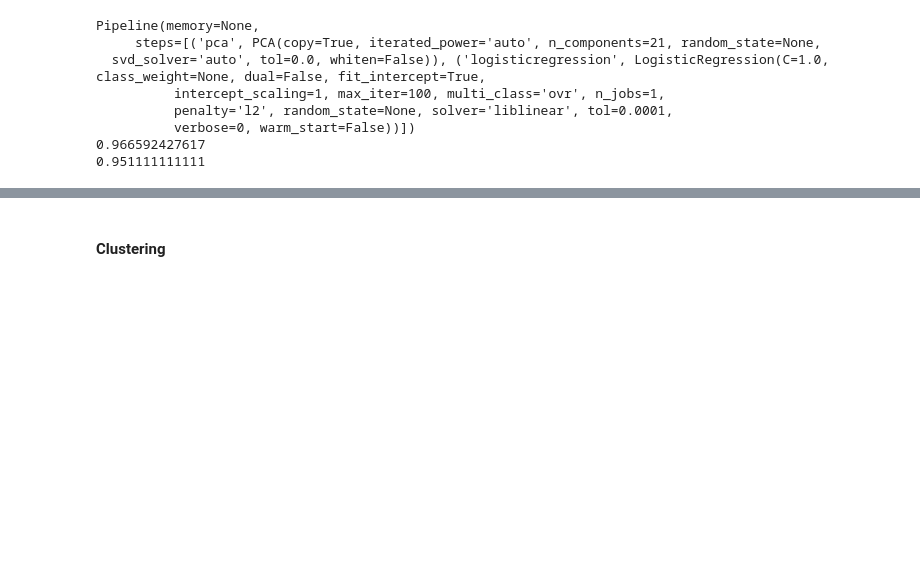
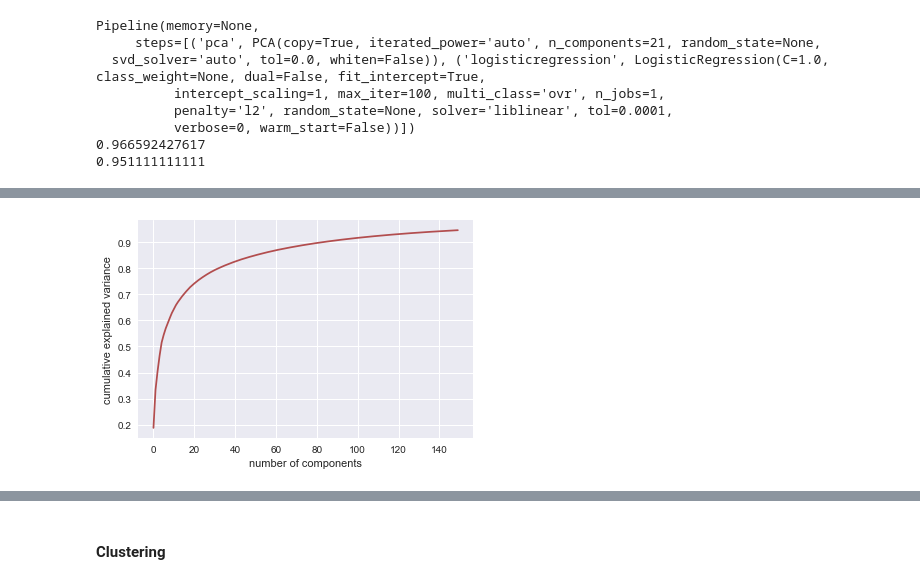
Before and after one commit to krishnamohan-seelam/AML, a Jupyter notebook: AML-05-PCA.ipynb, the cells around one changed output, grey strips where cells are left out. Cells and saved outputs as stored; diff of their text form; code cells hidden in the pictures; blank space fills up the shorter version.

```diff
--- a/AML-05-PCA.ipynb
+++ b/AML-05-PCA.ipynb
@@ -234,0 +264,7 @@ Pipeline(memory=None,
+# %%
+plt.plot(np.cumsum(pca.explained_variance_ratio_))
+plt.xlabel('number of components')
+plt.ylabel('cumulative explained variance')
+plt.show()
+# %% [output]
+[figure, added]
```
Also changed, not shown: parts of 9 cells of this notebook.
